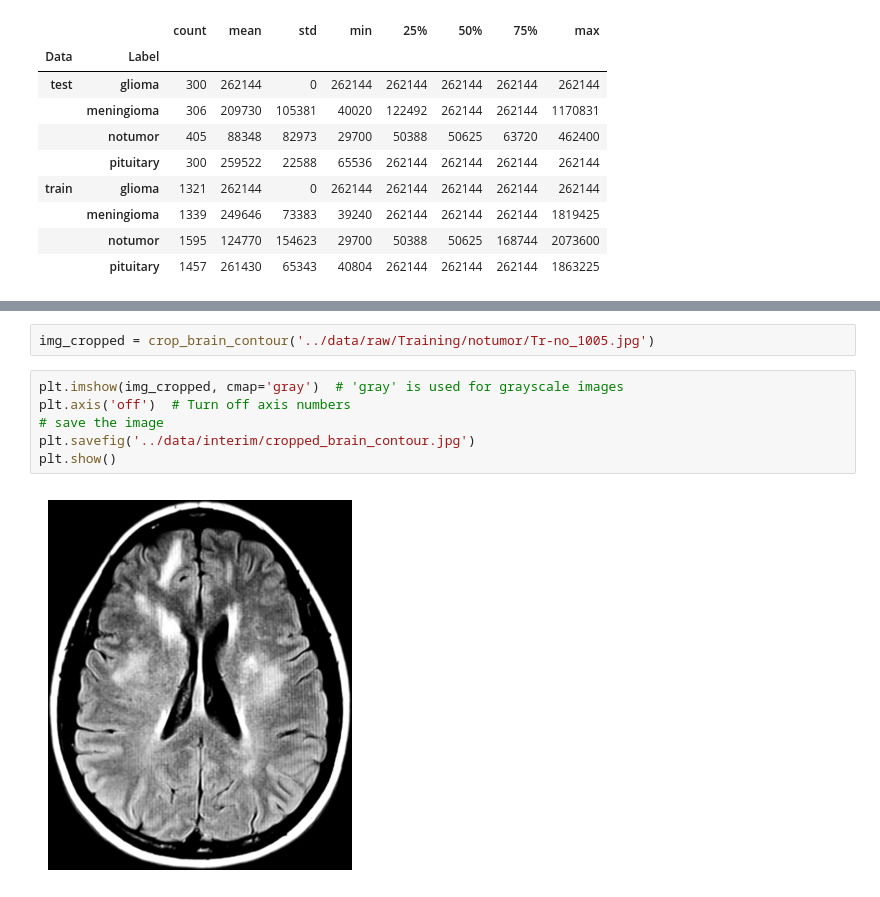
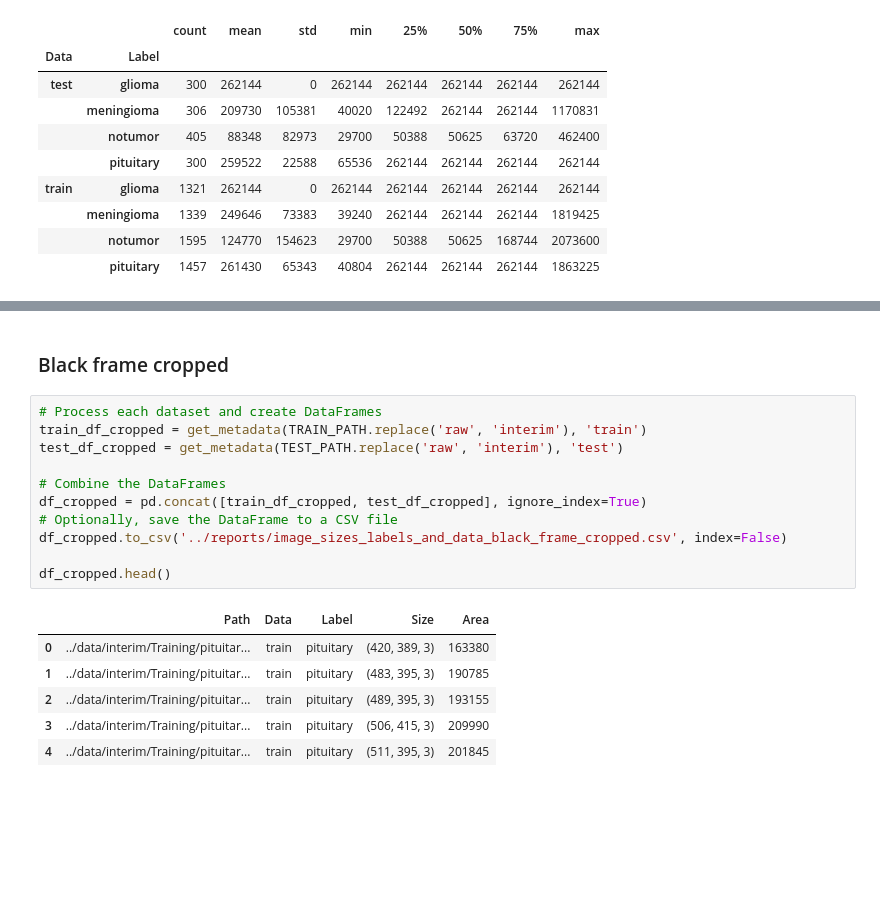
Before and after one commit to gokbuyuk/BrainTumorDetection, a Jupyter notebook: notebooks/eda.ipynb, the cells around one changed output, grey strips where cells are left out. Saved outputs shown, nothing was run; the diff lists cells and outputs as text; blank space fills up the shorter version.

```diff
--- a/notebooks/eda.ipynb
+++ b/notebooks/eda.ipynb
@@ -239,10 +190,20 @@ def crop_brain_contour(image_path):
-# %%
-img_cropped = crop_brain_contour('../data/raw/Training/notumor/Tr-no_1005.jpg')
-# %%
-plt.imshow(img_cropped, cmap='gray')  # 'gray' is used for grayscale images
-plt.axis('off')  # Turn off axis numbers
-# save the image
-plt.savefig('../data/interim/cropped_brain_contour.jpg')
-plt.show()
-# %% [output]
-[figure, removed]
+# %% [markdown]
+### Black frame cropped
+# %%
+# Process each dataset and create DataFrames
+train_df_cropped = get_metadata(TRAIN_PATH.replace('raw', 'interim'), 'train')
+test_df_cropped = get_metadata(TEST_PATH.replace('raw', 'interim'), 'test')
+
+# Combine the DataFrames
+df_cropped = pd.concat([train_df_cropped, test_df_cropped], ignore_index=True)
+# Optionally, save the DataFrame to a CSV file
+df_cropped.to_csv('../reports/image_sizes_labels_and_data_black_frame_cropped.csv', index=False)
+
+df_cropped.head()
+# %% [output]
+|  | Path | Data | Label | Size | Area |
+| 0 | ../data/interim/Training/pituitar... | train | pituitary | (420, 389, 3) | 163380 |
+| 1 | ../data/interim/Training/pituitar... | train | pituitary | (483, 395, 3) | 190785 |
+| 2 | ../data/interim/Training/pituitar... | train | pituitary | (489, 395, 3) | 193155 |
+| 3 | ../data/interim/Training/pituitar... | train | pituitary | (506, 415, 3) | 209990 |
+| 4 | ../data/interim/Training/pituitar... | train | pituitary | (511, 395, 3) | 201845 |
```
Also changed, not shown: parts of 9 cells of this notebook, 3 other files.
